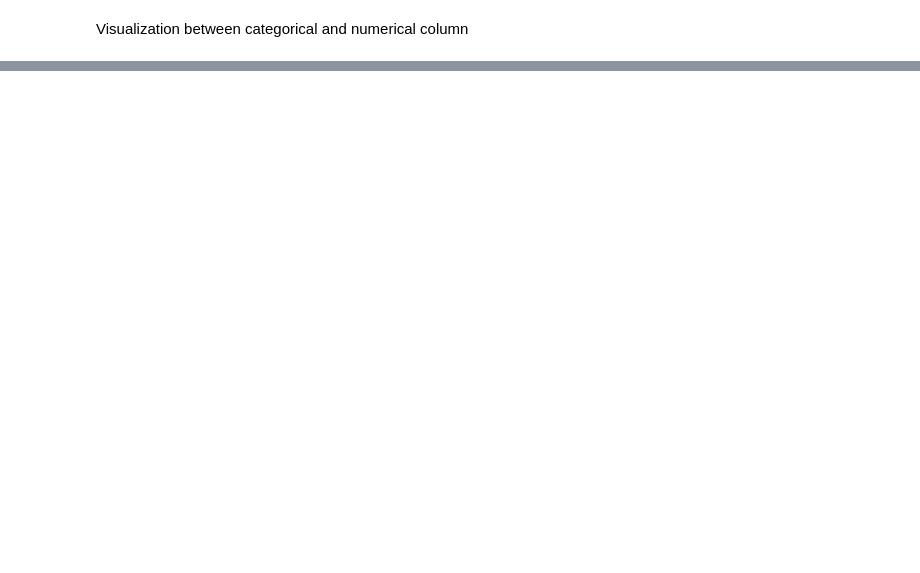
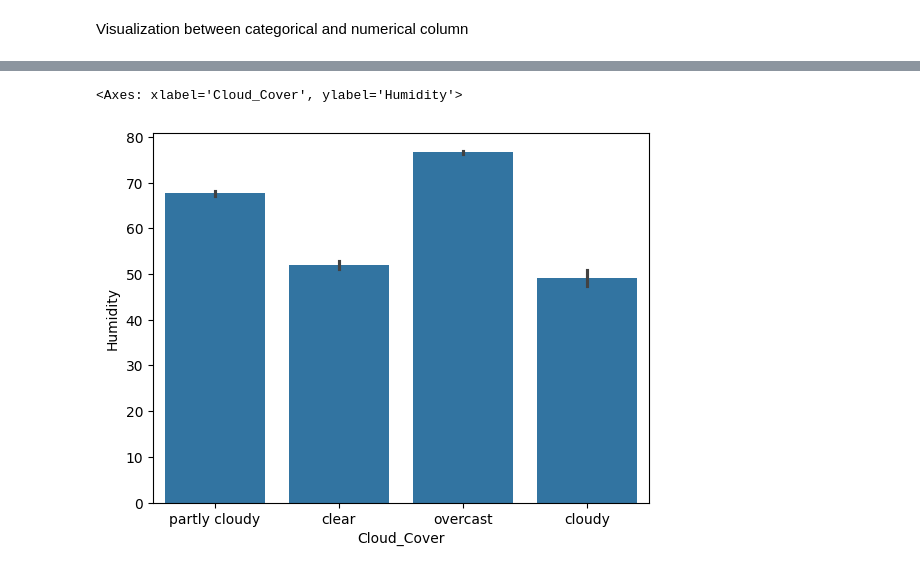
Before and after one commit to Karan-Chauhan19/Weather-Type-Classification, a Jupyter notebook: Notebook/eda.ipynb, the cells around one changed output, grey strips where cells are left out. Cells and saved outputs as stored; diff of their text form; code cells hidden in the pictures; blank space fills up the shorter version.

```diff
--- a/Notebook/eda.ipynb
+++ b/Notebook/eda.ipynb
@@ -260,0 +236,6 @@ Visualization between categorical and numerical column
+# %%
+#Visualization between cloud_cover and humidity column
+sns.barplot(x=df['Cloud_Cover'],y=df['Humidity'])
+# %% [output]
+<Axes: xlabel='Cloud_Cover', ylabel='Humidity'>
+[figure, added]
```
Also changed, not shown: parts of 15 cells of this notebook.
